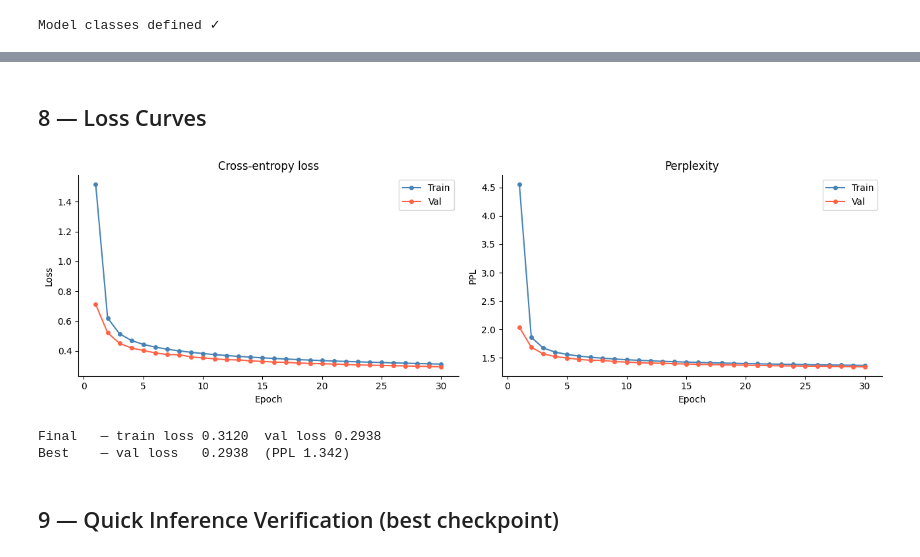
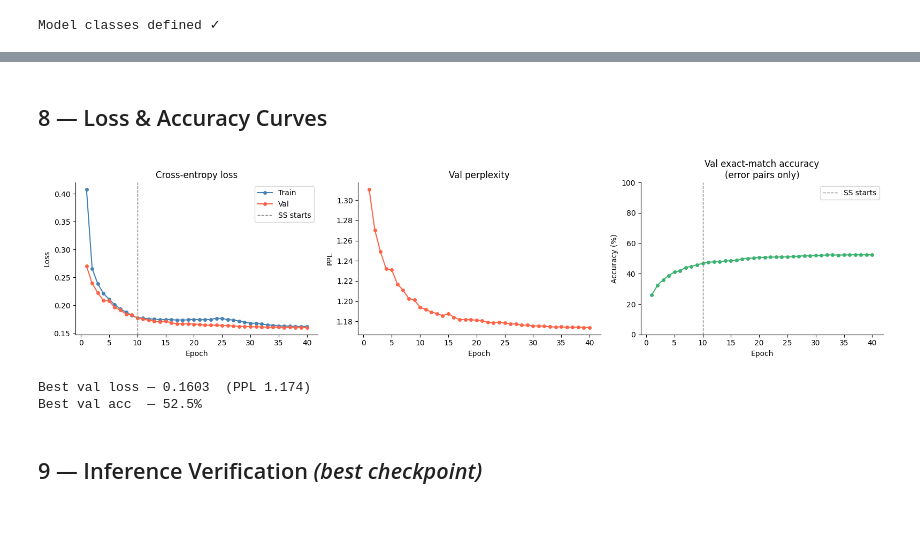
Before and after one commit to Reperi-toxi/The-Georgian-Spellcheck, a Jupyter notebook: data-and-training.ipynb, the cells around one changed output, grey strips where cells are left out. Cells and saved outputs as stored; diff of their text form; code cells hidden in the pictures; blank space fills up the shorter version.

Commit message:
Model is now stable and learns on almost every epoch but accuracy increase is very minor

```diff
--- a/data-and-training.ipynb
+++ b/data-and-training.ipynb
@@ -67,5 +98,7 @@ The pre-built CSV and character vocabulary are loaded here from Kaggle Datasets.
 # %%
-dataset_dir = Path(kagglehub.dataset_download("giorgicheishvili/georgian-spellchecker-dataset"))
+dataset_dir = Path(
+    kagglehub.dataset_download("giorgicheishvili/georgian-spellchecker-dataset")
+)
 print(f"Downloaded to : {dataset_dir}")
 print("Files         :", [f.name for f in sorted(dataset_dir.iterdir())])
 # %% [output]
@@ -149,13 +206,14 @@ fig, axes = plt.subplots(1, 2, figsize=(12, 4))
 tlen = df_full["target_text"].str.len()
 ilen = df_full["input_text"].str.len()
 
-axes[0].hist([tlen, ilen], bins=range(2, 24), label=["target", "input"],
-             color=["steelblue", "tomato"], alpha=0.75, edgecolor="white")
-axes[0].set_title("Word length distribution"); axes[0].set_xlabel("Characters")
-axes[0].set_ylabel("Pairs"); axes[0].legend()
+axes[0].hist([tlen, ilen], bins=range(2, 24),
+             label=["target","input"],
+             color=["steelblue","tomato"], alpha=0.75, edgecolor="white")
+axes[0].set_title("Word length distribution")
+axes[0].set_xlabel("Characters"); axes[0].set_ylabel("Pairs"); axes[0].legend()
 
-axes[1].bar(["Error pairs", "Identity pairs"], [n_err, n_id],
-            color=["tomato", "mediumseagreen"], edgecolor="white")
+axes[1].bar(["Error pairs","Identity pairs"], [n_err, n_id],
+            color=["tomato","mediumseagreen"], edgecolor="white")
 axes[1].set_title("Dataset composition"); axes[1].set_ylabel("Pairs")
 
 for ax in axes:
@@ -166,7 +224,9 @@ plt.tight_layout(); plt.show()
 # %% [markdown]
 ## 3 — Train / Validation Split
 # %%
-train_df, val_df = train_test_split(df_full, test_size=0.05, random_state=SEED, shuffle=True)
+train_df, val_df = train_test_split(
+    df_full, test_size=0.05, random_state=SEED, shuffle=True
+)
 train_df = train_df.reset_index(drop=True)
 val_df   = val_df.reset_index(drop=True)
 print(f"Train : {len(train_df):,} pairs")
@@ -633,33 +679,38 @@ Saved to      : georgian_spellcheck_model.pt
 # %% [markdown]
-## 8 — Loss Curves
+## 8 — Loss & Accuracy Curves
 # %%
-n = len(train_losses)
+n  = len(train_losses)
 xs = range(1, n + 1)
 
-fig, axes = plt.subplots(1, 2, figsize=(13, 4))
+fig, axes = plt.subplots(1, 3, figsize=(16, 4))
 
 axes[0].plot(xs, train_losses, "o-", color="steelblue", ms=4, label="Train")
 axes[0].plot(xs, val_losses,   "o-", color="tomato",    ms=4, label="Val")
+axes[0].axvline(x=SS_START_EPOCH, color="grey", ls="--", lw=1, label="SS starts")
 axes[0].set_title("Cross-entropy loss"); axes[0].set_xlabel("Epoch")
 axes[0].set_ylabel("Loss"); axes[0].legend()
 
-axes[1].plot(xs, [math.exp(l) for l in train_losses], "o-", color="steelblue", ms=4, label="Train")
-axes[1].plot(xs, [math.exp(l) for l in val_losses],   "o-", color="tomato",    ms=4, label="Val")
-axes[1].set_title("Perplexity"); axes[1].set_xlabel("Epoch")
-axes[1].set_ylabel("PPL"); axes[1].legend()
+axes[1].plot(xs, [math.exp(l) for l in val_losses], "o-", color="tomato", ms=4)
+axes[1].set_title("Val perplexity"); axes[1].set_xlabel("Epoch"); axes[1].set_ylabel("PPL")
+
+axes[2].plot(xs, [a * 100 for a in val_accs], "o-", color="mediumseagreen", ms=4)
+axes[2].axvline(x=SS_START_EPOCH, color="grey", ls="--", lw=1, label="SS starts")
+axes[2].set_title("Val exact-match accuracy\n(error pairs only)")
+axes[2].set_xlabel("Epoch"); axes[2].set_ylabel("Accuracy (%)"); axes[2].set_ylim(0, 100)
+axes[2].legend()
 
 for ax in axes:
     ax.spines["top"].set_visible(False); ax.spines["right"].set_visible(False)
-
 plt.tight_layout()
 plt.savefig("loss_curves.png", dpi=120)
 plt.show()
-print(f"Final   — train loss {train_losses[-1]:.4f}  val loss {val_losses[-1]:.4f}")
-print(f"Best    — val loss   {best_val:.4f}  (PPL {math.exp(best_val):.3f})")
+
+print(f"Best val loss — {best_val:.4f}  (PPL {math.exp(best_val):.3f})")
+print(f"Best val acc  — {max(val_accs)*100:.1f}%")
 # %% [output]
-[figure, old version]
+[figure, new version]
-Final   — train loss 0.3120  val loss 0.2938
-Best    — val loss   0.2938  (PPL 1.342)
+Best val loss — 0.1603  (PPL 1.174)
+Best val acc  — 52.5%
 # %% [markdown]
-## 9 — Quick Inference Verification  (best checkpoint)
+## 9 — Inference Verification  *(best checkpoint)*
 # %%
```
Also changed, not shown: parts of 29 cells of this notebook.
